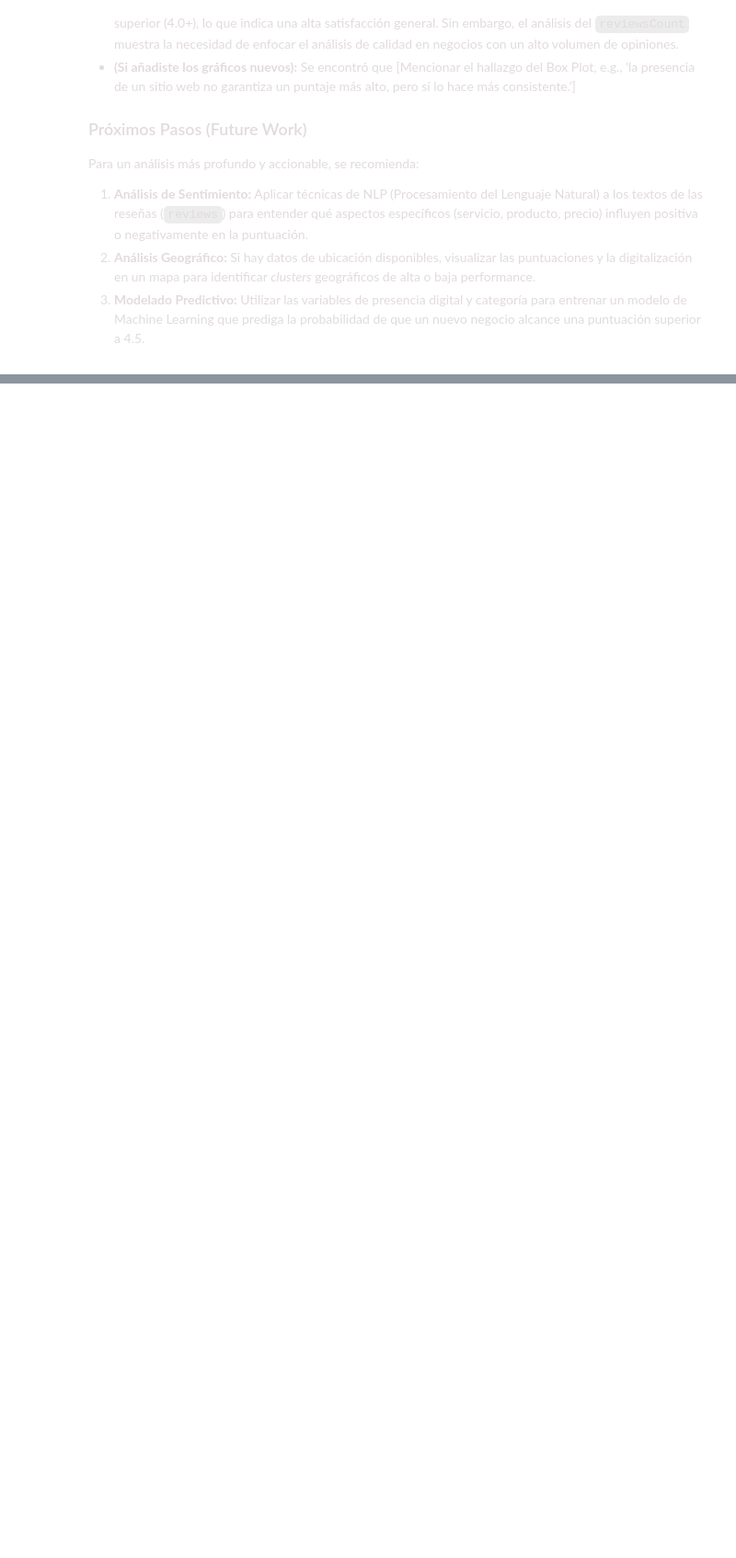
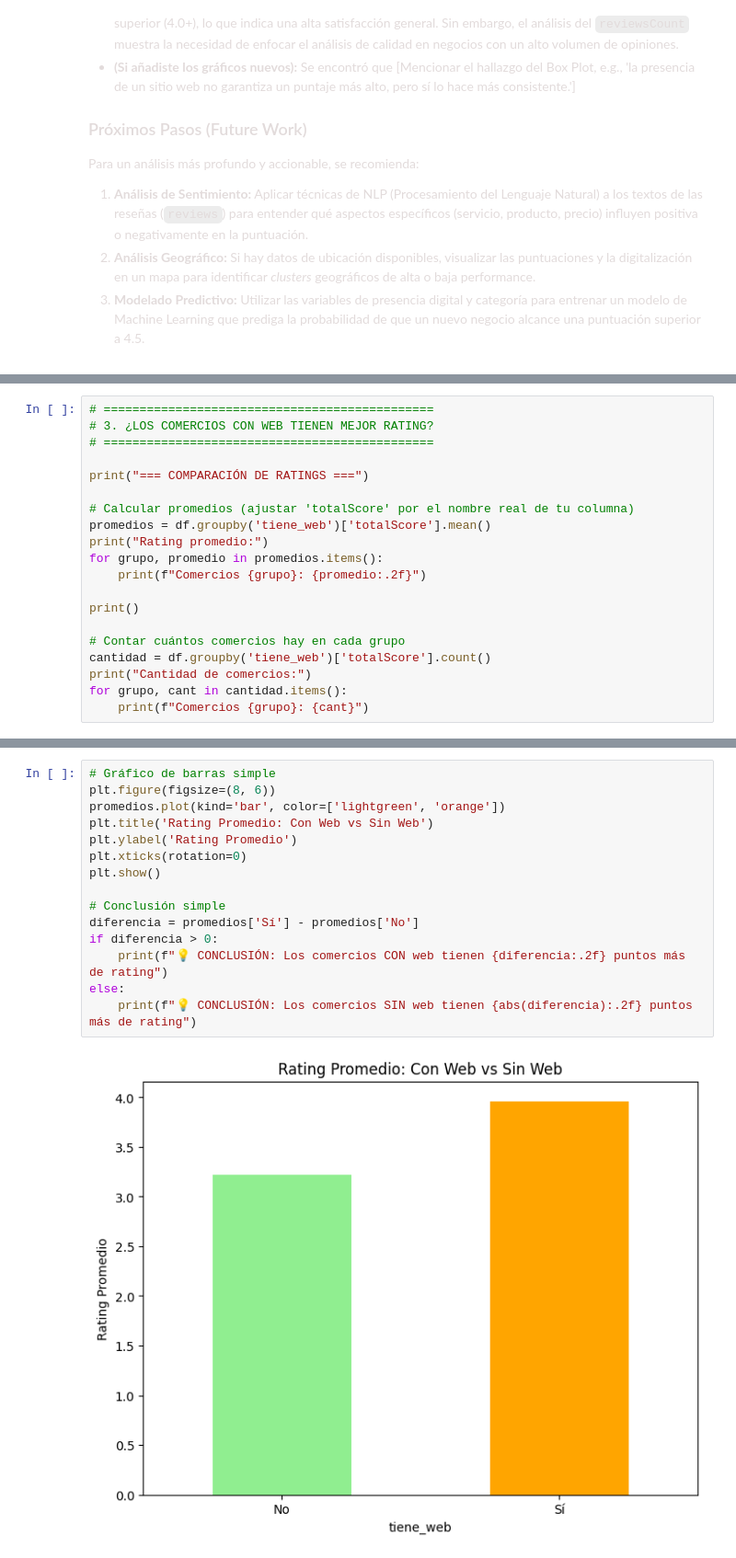
Before and after one commit to MCCastroMaluta/Portfolio-Python-es, a Jupyter notebook: Notebooks/02-EDA.ipynb, the cells around one changed output, grey strips where cells are left out. Shown at 92% size. Drawn from its saved outputs; the diff is of its cells as text; blank space fills up the shorter version.

```diff
--- a/Notebooks/02-EDA.ipynb
+++ b/Notebooks/02-EDA.ipynb
@@ -583,0 +636,20 @@ Para un análisis más profundo y accionable, se recomienda:
+# %%
+# ==============================================
+# 3. ¿LOS COMERCIOS CON WEB TIENEN MEJOR RATING?
+# ==============================================
+
+print("=== COMPARACIÓN DE RATINGS ===")
+
+# Calcular promedios (ajustar 'totalScore' por el nombre real de tu columna)
+promedios = df.groupby('tiene_web')['totalScore'].mean()
+print("Rating promedio:")
+for grupo, promedio in promedios.items():
+    print(f"Comercios {grupo}: {promedio:.2f}")
+
+print()
+
+# Contar cuántos comercios hay en cada grupo
+cantidad = df.groupby('tiene_web')['totalScore'].count()
+print("Cantidad de comercios:")
+for grupo, cant in cantidad.items():
+    print(f"Comercios {grupo}: {cant}")
@@ -583,0 +665,17 @@ Para un análisis más profundo y accionable, se recomienda:
+# %%
+# Gráfico de barras simple
+plt.figure(figsize=(8, 6))
+promedios.plot(kind='bar', color=['lightgreen', 'orange'])
+plt.title('Rating Promedio: Con Web vs Sin Web')
+plt.ylabel('Rating Promedio')
+plt.xticks(rotation=0)
+plt.show()
+
+# Conclusión simple
+diferencia = promedios['Sí'] - promedios['No']
+if diferencia > 0:
+    print(f"💡 CONCLUSIÓN: Los comercios CON web tienen {diferencia:.2f} puntos más de rating")
+else:
+    print(f"💡 CONCLUSIÓN: Los comercios SIN web tienen {abs(diferencia):.2f} puntos más de rating")
+# %% [output]
+[figure, added]
```
Also changed, not shown: parts of 11 cells of this notebook.
